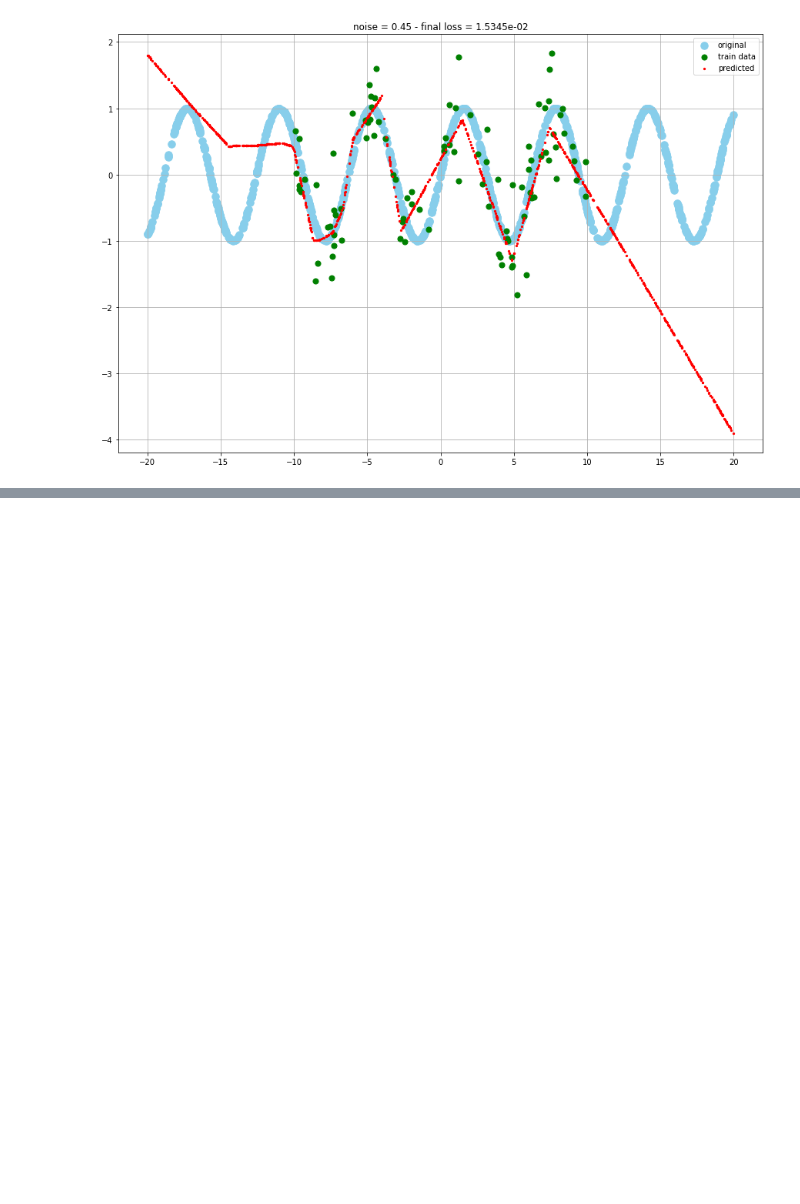
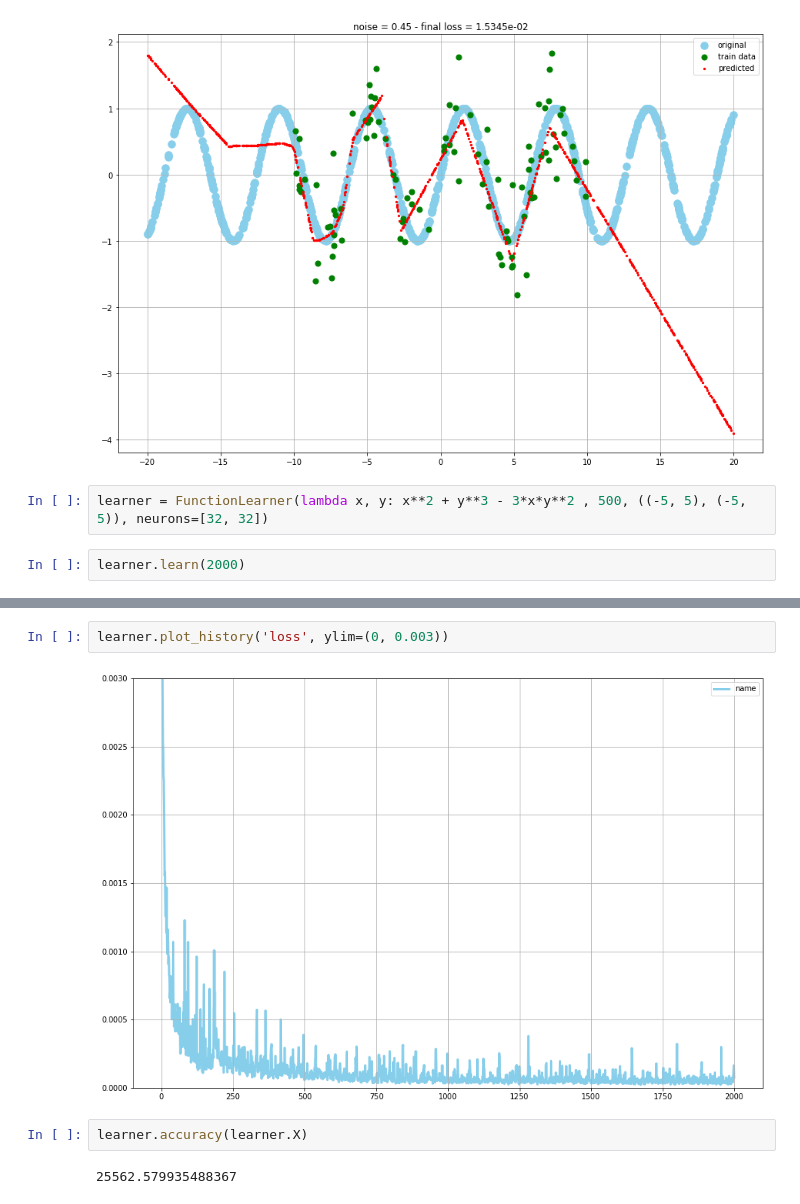
Before and after one commit to ahmadsalimi/AiProjects, a Jupyter notebook: 4. MlpNeuralNetworks/FunctionPrediction.ipynb, the cells around one changed output, grey strips where cells are left out. Saved outputs shown, nothing was run; the diff lists cells and outputs as text; blank space fills up the shorter version.

```diff
--- a/4. MlpNeuralNetworks/FunctionPrediction.ipynb
+++ b/4. MlpNeuralNetworks/FunctionPrediction.ipynb
@@ -185,3 +193,7 @@ loss = 1.5345e-02
 [figure]
 [figure]
 [figure]
+# %%
+learner = FunctionLearner(lambda x, y: x**2 + y**3 - 3*x*y**2 , 500, ((-5, 5), (-5, 5)), neurons=[32, 32])
+# %%
+learner.learn(2000)
@@ -187,0 +202,8 @@ loss = 1.5345e-02
+# %%
+learner.plot_history('loss', ylim=(0, 0.003))
+# %% [output]
+[figure, added]
+# %%
+learner.accuracy(learner.X)
+# %% [output]
+25562.579935488367
```
Also changed, not shown: parts of 3 cells of this notebook.
